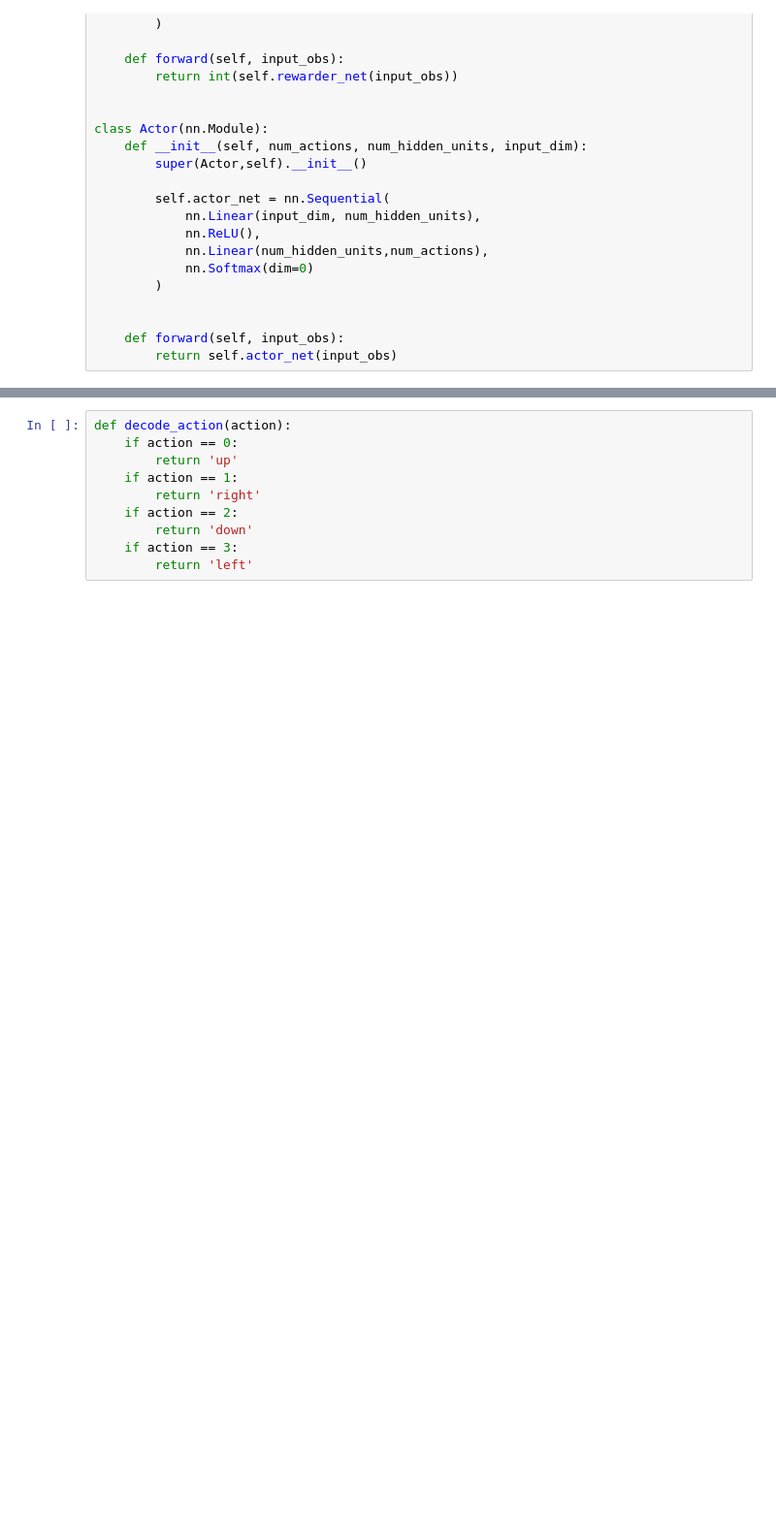
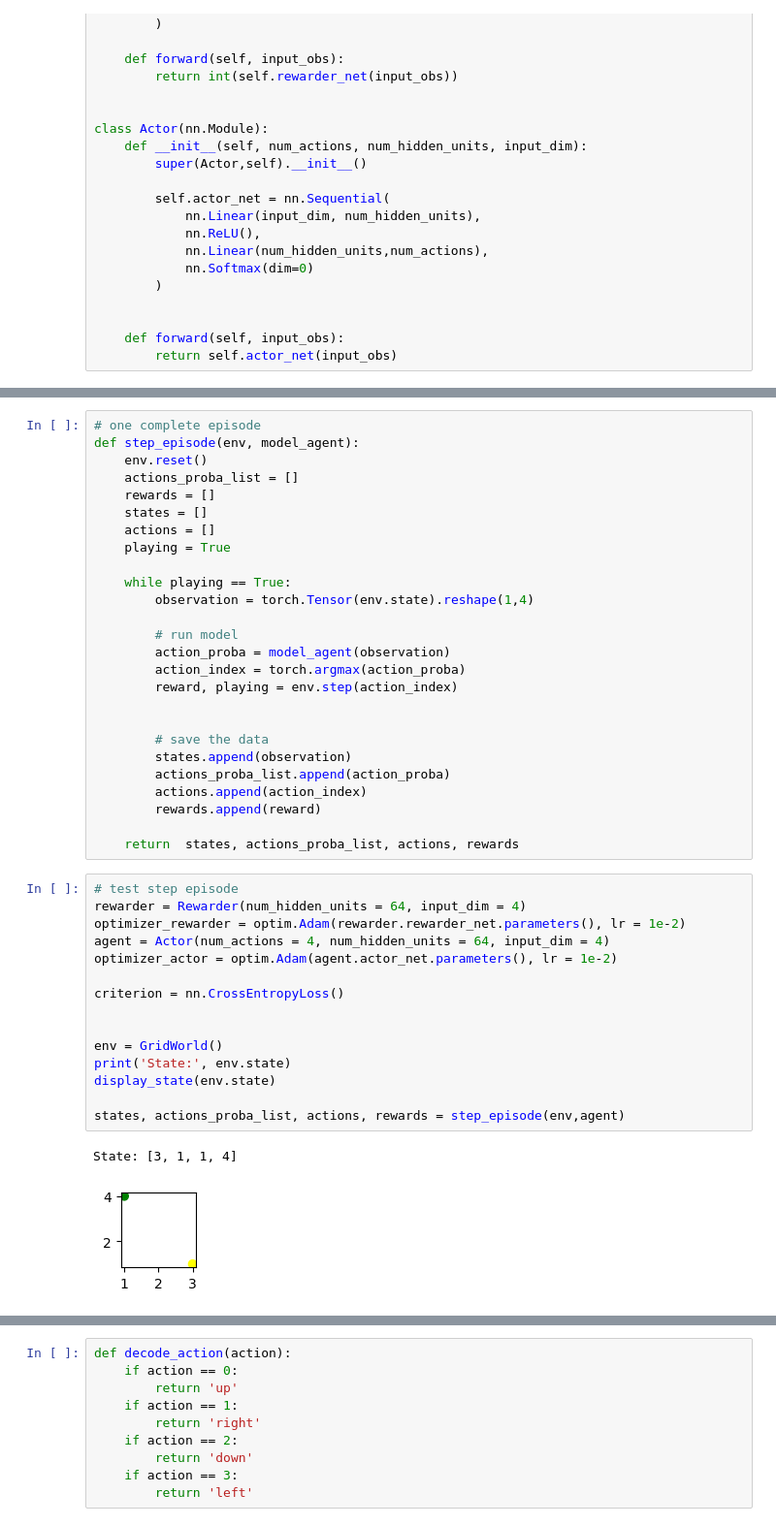
Before and after one commit to xav-nal/Deep-Reinforcement-Learning-from-Human-preferences, a Jupyter notebook: training.ipynb, the cells around one changed output, grey strips where cells are left out. Shown at 97% size. Drawn from its saved outputs; the diff is of its cells as text; blank space fills up the shorter version.

```diff
--- a/training.ipynb
+++ b/training.ipynb
@@ -138,0 +149,44 @@ ax[1].scatter([env.state[0], env.state[2]] , [env.state[1],env.state[3]], c=colo
+# %%
+# one complete episode
+def step_episode(env, model_agent):
+    env.reset()
+    actions_proba_list = []
+    rewards = []
+    states = []
+    actions = []
+    playing = True
+
+    while playing == True:
+        observation = torch.Tensor(env.state).reshape(1,4)
+
+        # run model
+        action_proba = model_agent(observation)
+        action_index = torch.argmax(action_proba)
+        reward, playing = env.step(action_index)
+
+
+        # save the data
+        states.append(observation)
+        actions_proba_list.append(action_proba)
+        actions.append(action_index)
+        rewards.append(reward)
+
+    return  states, actions_proba_list, actions, rewards
+# %%
+# test step episode
+rewarder = Rewarder(num_hidden_units = 64, input_dim = 4)
+optimizer_rewarder = optim.Adam(rewarder.rewarder_net.parameters(), lr = 1e-2)
+agent = Actor(num_actions = 4, num_hidden_units = 64, input_dim = 4)
+optimizer_actor = optim.Adam(agent.actor_net.parameters(), lr = 1e-2)
+
+criterion = nn.CrossEntropyLoss()
+
+
+env = GridWorld()
+print('State:', env.state)
+display_state(env.state)
+
+states, actions_proba_list, actions, rewards = step_episode(env,agent)
+# %% [output]
+State: [3, 1, 1, 4]
+[figure, added]
```
Also changed, not shown: parts of 26 cells of this notebook.
